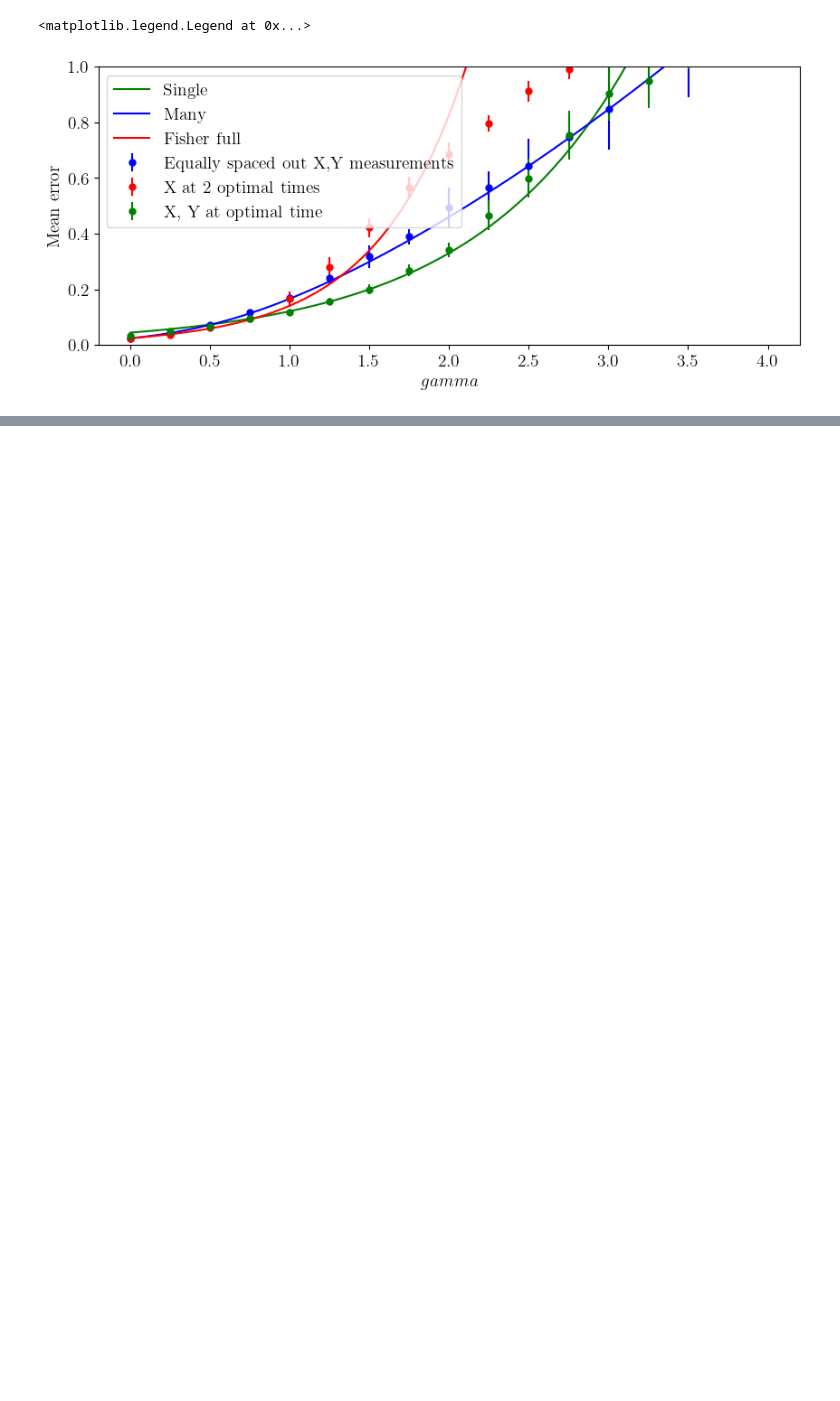
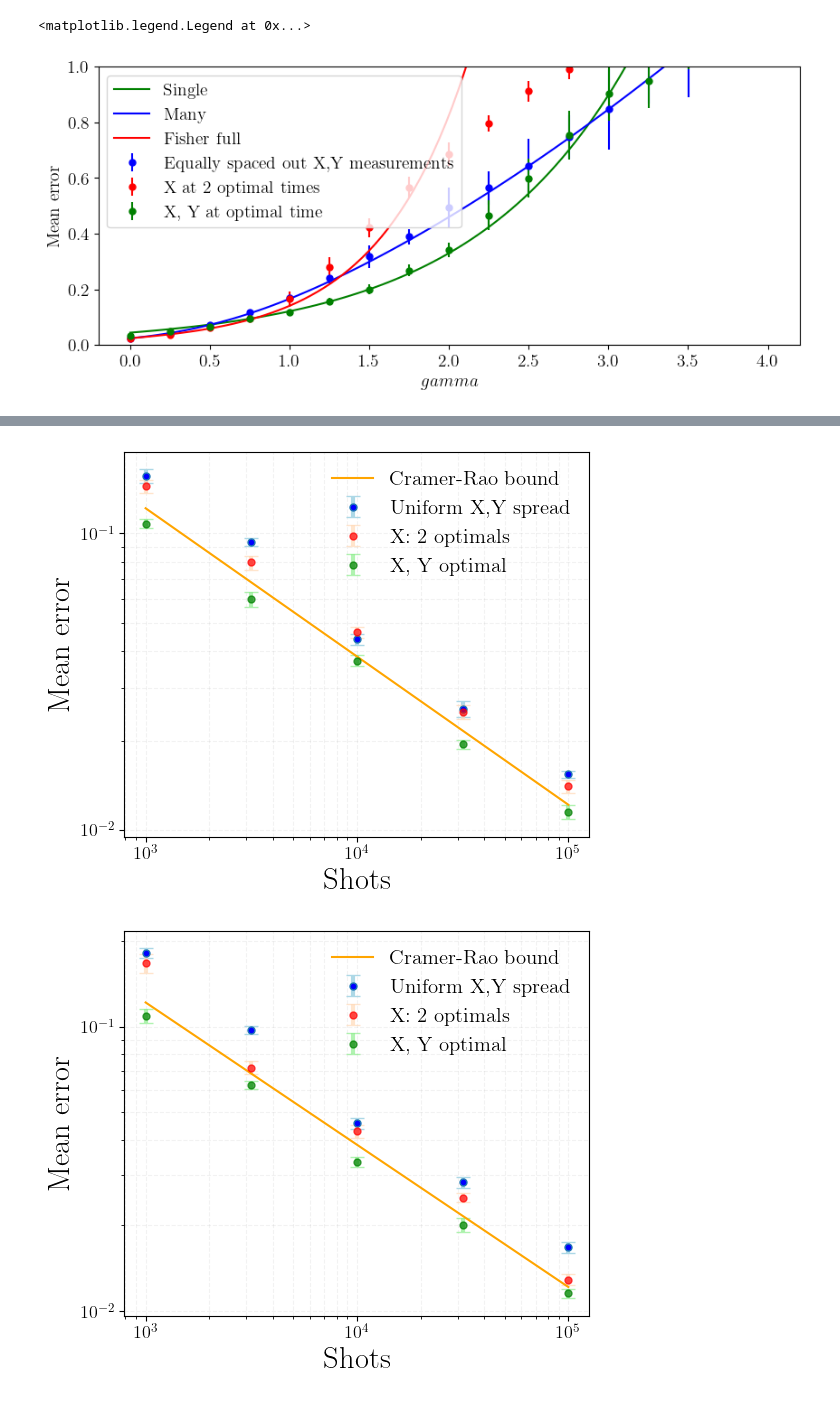
Before and after one commit to Davidkatom/Crosstalk, a Jupyter notebook: Paper/GraphForPaper.ipynb, the cells around one changed output, grey strips where cells are left out. Drawn from its saved outputs; the diff is of its cells as text; code cells hidden in the pictures; blank space fills up the shorter version.

```diff
--- a/Paper/GraphForPaper.ipynb
+++ b/Paper/GraphForPaper.ipynb
@@ -425,0 +303,61 @@ plt.legend()
+# %%
+# Data Load Paths
+user_home = os.path.expanduser("~")
+file_path_a = os.path.join(graphs, 'errors_optimal_a.xlsx')
+file_path_w = os.path.join(graphs, 'errors_optimal_w.xlsx')
+
+# Load Data for Decay Error (A)
+data_a = pd.read_excel(file_path_a)
+shots = data_a["shots"].values
+errors_fisher_median_a = data_a["errors_fisher_median_a"].values
+errors_fisher_std_a = data_a["errors_fisher_std_a"].values
+errors_local_median_a = data_a["errors_local_median_a"].values
+errors_local_std_a = data_a["errors_local_std_a"].values
+errors_uniform_median_a = data_a["errors_uniform_median_a"].values
+errors_uniform_std_a = data_a["errors_uniform_std_a"].values
+
+# Load Data for Frequency Error (W)
+data_w = pd.read_excel(file_path_w)
+errors_fisher_median_w = data_w["errors_fisher_median_w"].values
+errors_fisher_std_w = data_w["errors_fisher_std_w"].values
+errors_local_median_w = data_w["errors_local_median_w"].values
+errors_local_std_w = data_w["errors_local_std_w"].values
+errors_uniform_median_w = data_w["errors_uniform_median_w"].values
+errors_uniform_std_w = data_w["errors_uniform_std_w"].values
+
+# Plot Frequency Error (W)
+plt.figure()
+plt.errorbar(shots, errors_uniform_median_w, yerr=errors_uniform_std_w, fmt='o', capsize=5,
+             ecolor='lightblue', elinewidth=3, markerfacecolor='blue', markersize=5, label='Uniform X,Y spread')
+plt.errorbar(shots, errors_fisher_median_w, yerr=errors_fisher_std_w, fmt='o', capsize=5,
+             ecolor='peachpuff', elinewidth=3, color='red', markersize=5, label='X: 2 optimals', alpha=0.7)
+plt.errorbar(shots, errors_local_median_w, yerr=errors_local_std_w, fmt='o', capsize=5,
+             ecolor='lightgreen', elinewidth=3, color='green', markersize=5, label='X, Y optimal', alpha=0.7)
+plt.plot(shots, np.e / np.sqrt(shots / 2), '-', label='Cramer-Rao bound', color='orange')
+plt.xlabel('Shots')
+plt.ylabel('Mean error')
+plt.yscale('log')
+plt.xscale('log')
+# plt.title("Frequency Error")
+plt.legend()
+plt.savefig(os.path.join(graphs, "shots_errors_optimal_w.png"))
+
+# Plot Decay Error (A)
+plt.figure()
+plt.errorbar(shots, errors_uniform_median_a, yerr=errors_uniform_std_a, fmt='o', capsize=5,
+             ecolor='lightblue', elinewidth=3, markerfacecolor='blue', markersize=5, label='Uniform X,Y spread')
+plt.errorbar(shots, errors_fisher_median_a, yerr=errors_fisher_std_a, fmt='o', capsize=5,
+             ecolor='peachpuff', elinewidth=3, color='red', markersize=5, label='X: 2 optimals', alpha=0.7)
+plt.errorbar(shots, errors_local_median_a, yerr=errors_local_std_a, fmt='o', capsize=5,
+             ecolor='lightgreen', elinewidth=3, color='green', markersize=5, label='X, Y optimal', alpha=0.7)
+plt.plot(shots, np.e / np.sqrt(shots / 2), '-', label='Cramer-Rao bound', color='orange')
+plt.xlabel('Shots')
+plt.ylabel('Mean error')
+plt.yscale('log')
+plt.xscale('log')
+# plt.title("Decay Error")
+plt.legend()
+plt.savefig(os.path.join(graphs, "shots_errors_optimal_a.png"))
+# %% [output]
+[figure, added]
+[figure, added]
```
Also changed, not shown: parts of 5 cells of this notebook, 1 other file.
